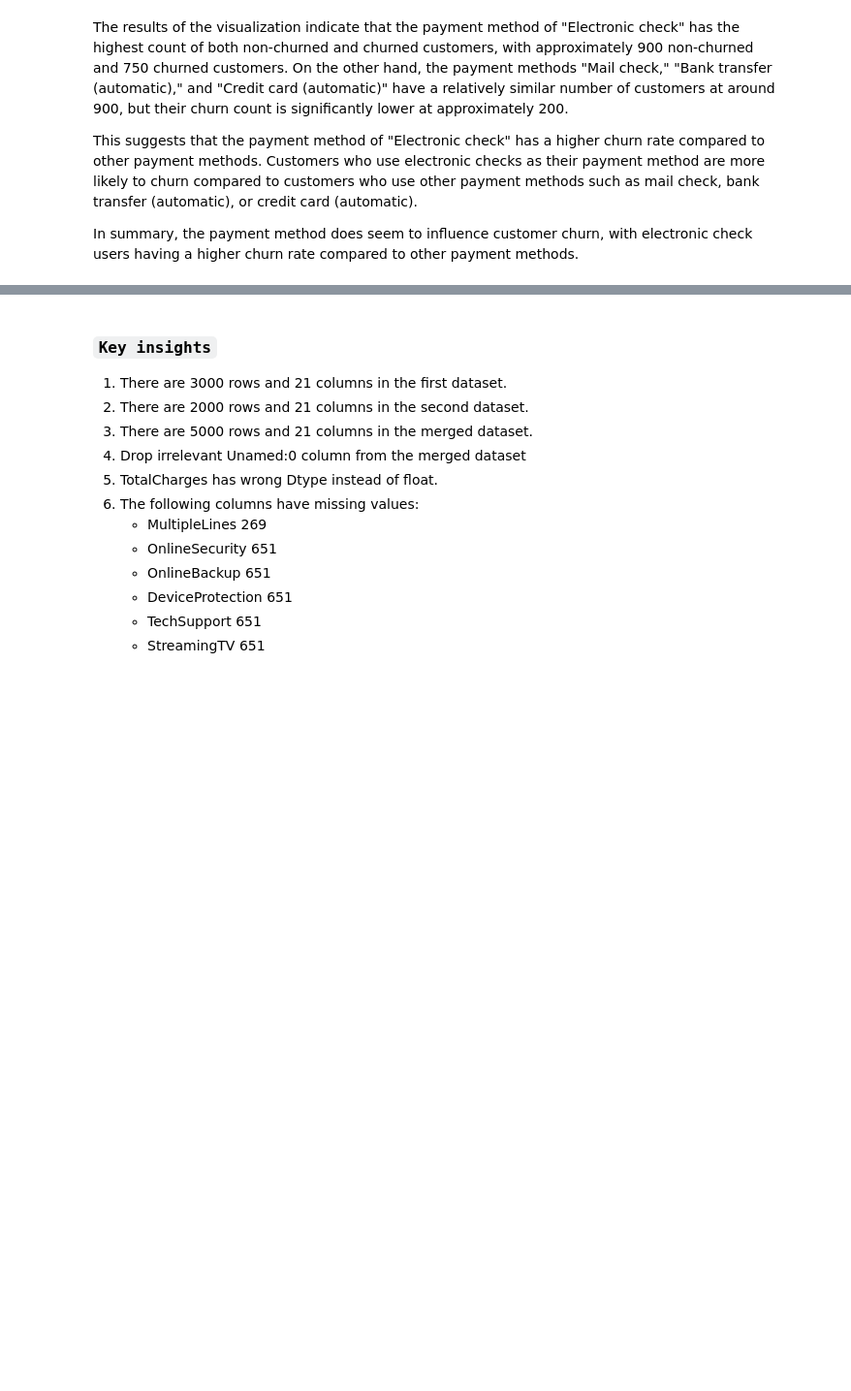
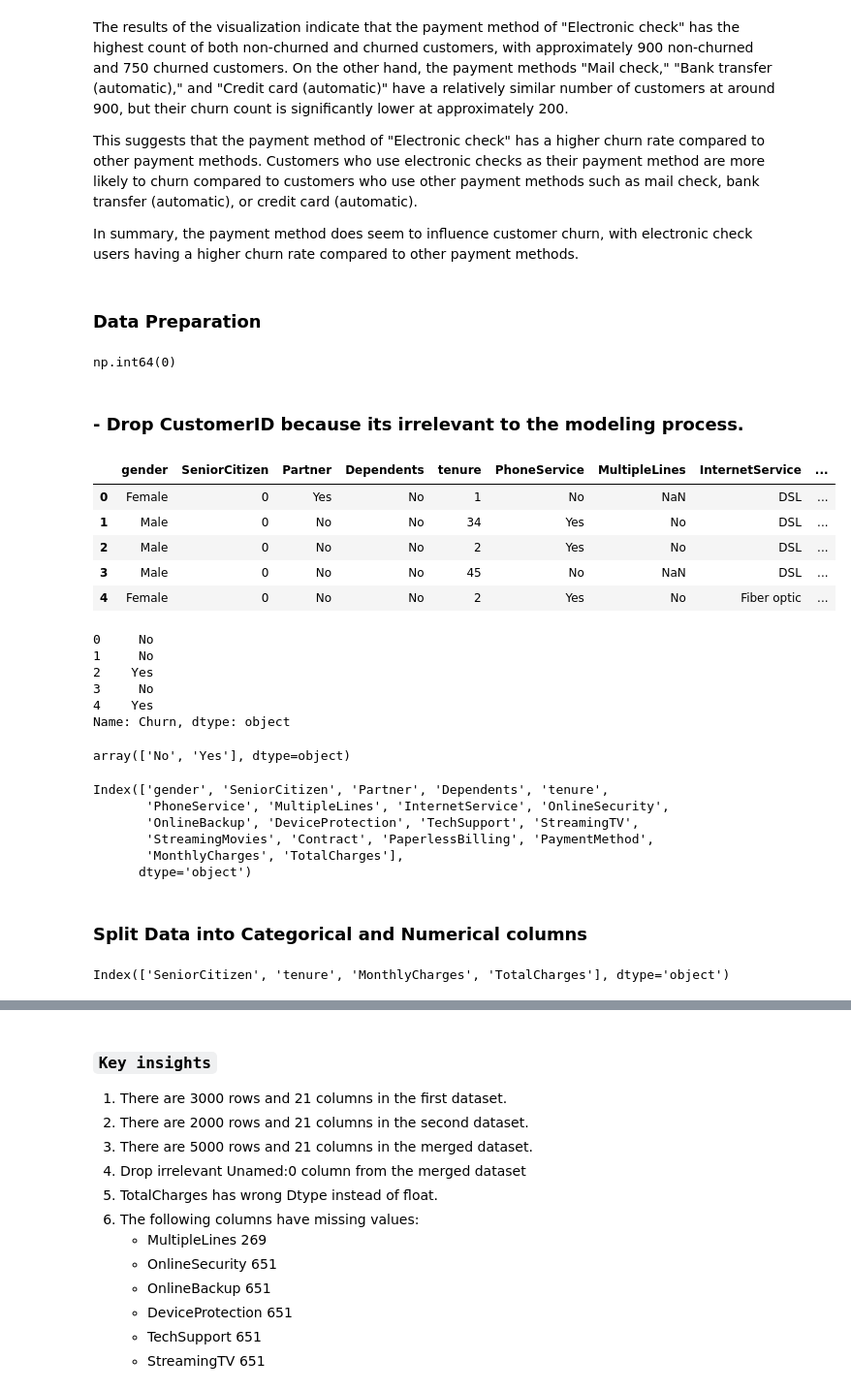
Before and after one commit to JusticeHanson/customr-churn-prediction, a Jupyter notebook: main.ipynb, the cells around one changed output, grey strips where cells are left out. Shown at 97% size. Saved outputs shown, nothing was run; the diff lists cells and outputs as text; code cells hidden in the pictures; blank space fills up the shorter version.

```diff
--- a/main.ipynb
+++ b/main.ipynb
@@ -524,3 +523,55 @@ The results of the visualization indicate that the payment method of "Electronic
 This suggests that the payment method of "Electronic check" has a higher churn rate compared to other payment methods. Customers who use electronic checks as their payment method are more likely to churn compared to customers who use other payment methods such as mail check, bank transfer (automatic), or credit card (automatic).
 
 In summary, the payment method does seem to influence customer churn, with electronic check users having a higher churn rate compared to other payment methods.
+# %% [markdown]
+### Data Preparation
+# %%
+# Use pandas.DataFrame.drop_duplicates method
+merged.duplicated().sum()
+# %% [output]
+np.int64(0)
+# %% [markdown]
+### - Drop CustomerID because its irrelevant to the modeling process.
+# %%
+# Drop CustomerID because of it limitations
+merged.drop(columns=['customerID'], inplace=True)
+# %%
+X = merged.drop('Churn',axis=1)
+X.head()
+# %% [output]
+|  | gender | SeniorCitizen | Partner | Dependents | tenure | PhoneService | MultipleLines | InternetService | ... |
+| 0 | Female | 0 | Yes | No | 1 | No | NaN | DSL | ... |
+| 1 | Male | 0 | No | No | 34 | Yes | No | DSL | ... |
+| 2 | Male | 0 | No | No | 2 | Yes | No | DSL | ... |
+| 3 | Male | 0 | No | No | 45 | No | NaN | DSL | ... |
+| 4 | Female | 0 | No | No | 2 | Yes | No | Fiber optic | ... |
+# %%
+y = merged['Churn']
+y.head()
+# %% [output]
+0     No
+1     No
+2    Yes
+3     No
+4    Yes
+Name: Churn, dtype: object
+# %%
+y.unique()
+# %% [output]
+array(['No', 'Yes'], dtype=object)
+# %%
+X.columns
+# %% [output]
+Index(['gender', 'SeniorCitizen', 'Partner', 'Dependents', 'tenure',
+       'PhoneService', 'MultipleLines', 'InternetService', 'OnlineSecurity',
+       'OnlineBackup', 'DeviceProtection', 'TechSupport', 'StreamingTV',
+       'StreamingMovies', 'Contract', 'PaperlessBilling', 'PaymentMethod',
+       'MonthlyCharges', 'TotalCharges'],
+      dtype='object')
+# %% [markdown]
+### Split Data into Categorical and Numerical columns
+# %%
+numerical_columns = X.select_dtypes('number').columns
+numerical_columns
+# %% [output]
+Index(['SeniorCitizen', 'tenure', 'MonthlyCharges', 'TotalCharges'], dtype='object')
```
Also changed, not shown: parts of 14 cells of this notebook.
